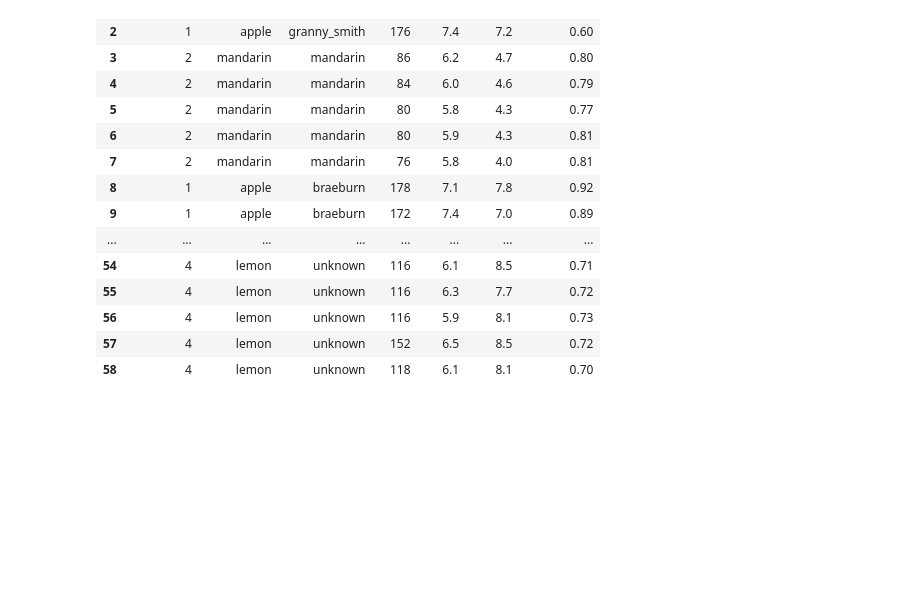
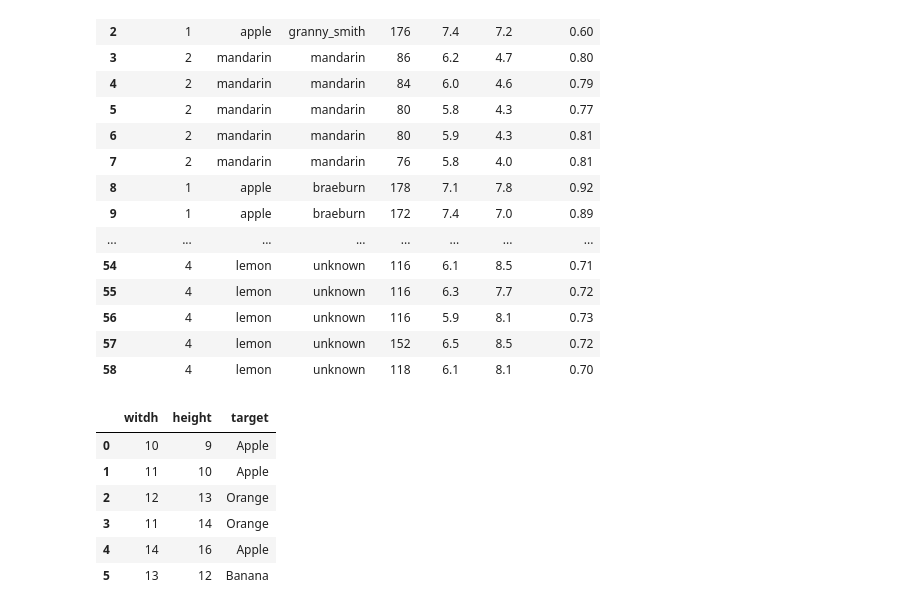
Before and after one commit to ghosh-vishnu/Machine-Learning, a Jupyter notebook: Day_01.ipynb, the cells around one changed output. Saved outputs shown, nothing was run; the diff lists cells and outputs as text; code cells hidden in the pictures; blank space fills up the shorter version.

```diff
--- a/Day_01.ipynb
+++ b/Day_01.ipynb
@@ -349,3 +349,18 @@ df2
 | 56 | 4 | lemon | unknown | 116 | 5.9 | 8.1 | 0.73 |
 | 57 | 4 | lemon | unknown | 152 | 6.5 | 8.5 | 0.72 |
 | 58 | 4 | lemon | unknown | 118 | 6.1 | 8.1 | 0.70 |
+# %%
+import pandas as pd
+df=pd.DataFrame({"witdh":[10,11,12,11,14,13],
+              "height":[9,10,13,14,16,12],
+              "target":["Apple","Apple","Orange","Orange","Apple","Banana"]})
+# %%
+df
+# %% [output]
+|  | witdh | height | target |
+| 0 | 10 | 9 | Apple |
+| 1 | 11 | 10 | Apple |
+| 2 | 12 | 13 | Orange |
+| 3 | 11 | 14 | Orange |
+| 4 | 14 | 16 | Apple |
+| 5 | 13 | 12 | Banana |
```
Also changed, not shown: parts of 2 cells of this notebook.
